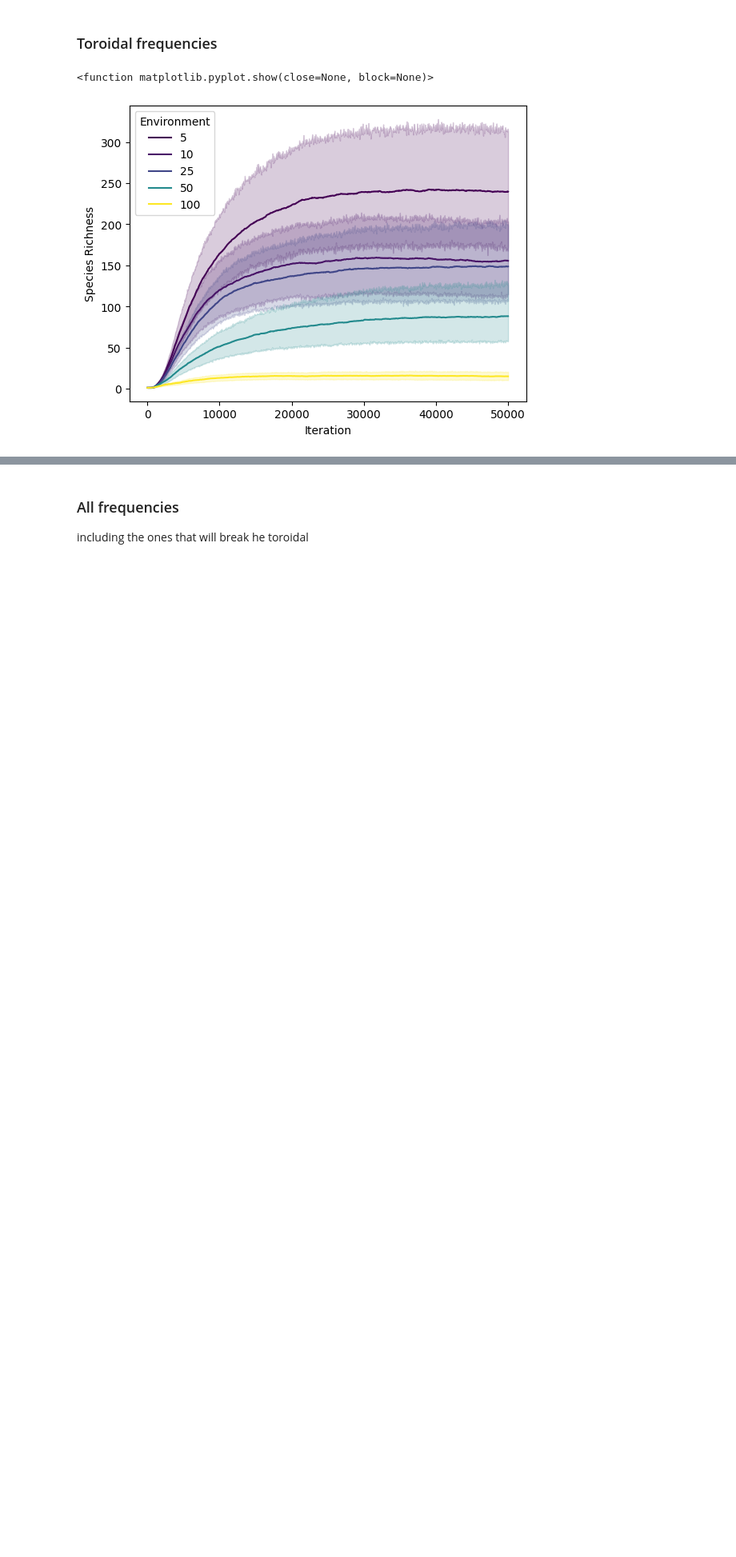
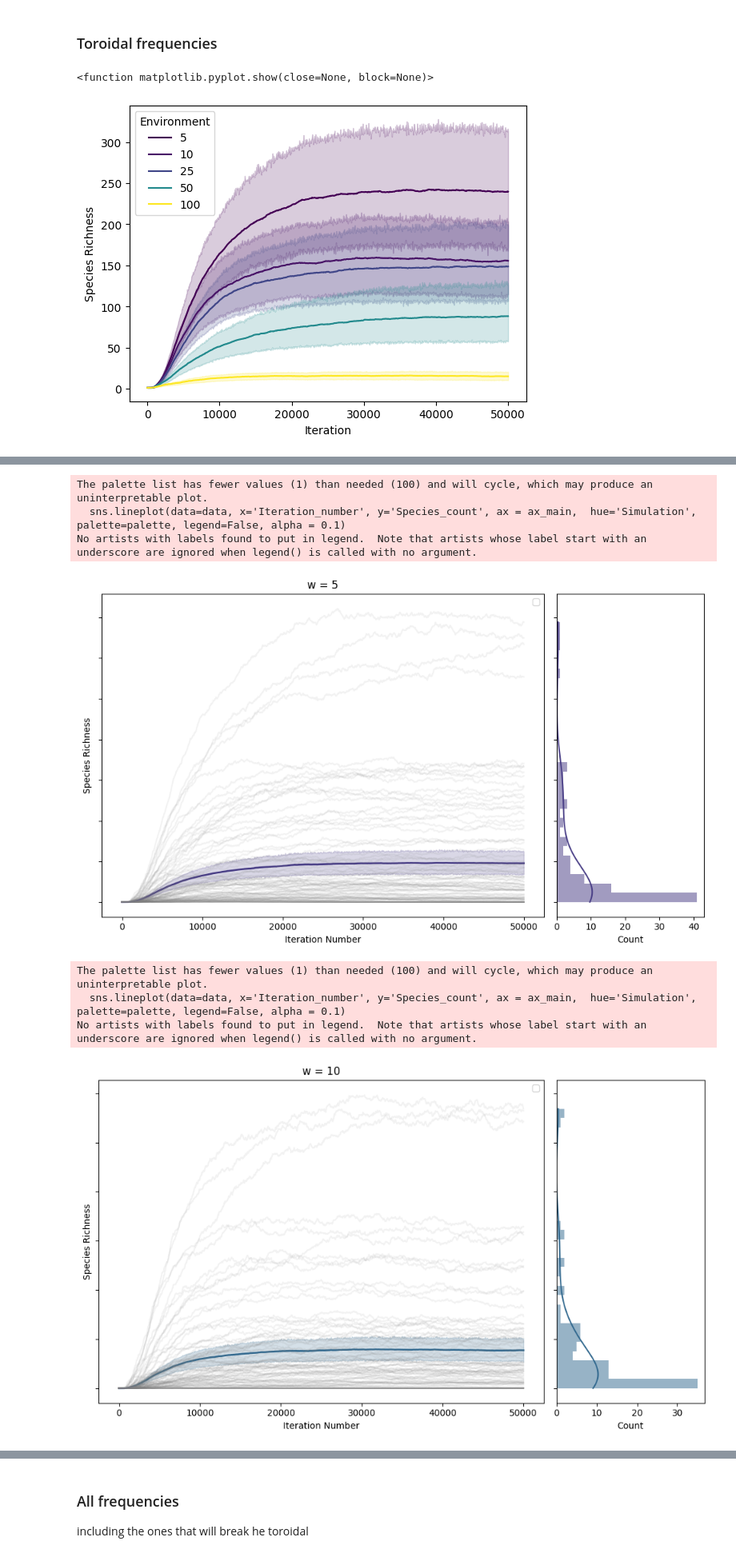
Before and after one commit to giuliabernardinieco/revosim-simulations, a Jupyter notebook: batches-results.ipynb, the cells around one changed output, grey strips where cells are left out. Shown at 80% size. Cells and saved outputs as stored; diff of their text form; code cells hidden in the pictures; blank space fills up the shorter version.

```diff
--- a/batches-results.ipynb
+++ b/batches-results.ipynb
@@ -336,0 +136,52 @@ plt.show()
+# %%
+# Define the number of unique environments for coloring
+num_environments = len(grouped_df)
+colors = sns.color_palette("viridis", num_environments)
+palette = ['gray']
+
+# Plot for each environment
+for i, (environment, data) in enumerate(grouped_df):
+    fig, (ax_main, ax_yDist) = plt.subplots(1, 2, figsize=(10, 6), gridspec_kw={'width_ratios': [3, 1]}, sharey=True)
+
+    # lineplot with confidence interval
+    sns.lineplot(data=data, x='Iteration_number', y='Species_count', linewidth = 2 , color=colors[i], ax=ax_main)
+    # lineplot with all lines, comment if you do not want it
+    sns.lineplot(data=data, x='Iteration_number', y='Species_count', ax = ax_main,  hue='Simulation', palette=palette, legend=False, alpha = 0.1)
+
+    # Plot distribution at equilibrium using Seaborn's histplot
+    # Filter the data for the iteration where Iteration_number equals 49999
+    data_hist = data[data['Iteration_number'] == 49999]
+    sns.histplot(data=data_hist, y='Species_count', bins=30, ax=ax_yDist, color=colors[i], kde=True, edgecolor = 'none', linewidth = 2 )
+
+    # Set title and axis
+    ax_main.set_title(f"w = {environment}")
+    ax_main.set_xlabel("Iteration Number")
+    ax_main.set_ylabel("Species Richness")
+
+    # Set y-axis ticks visible only for the first subplot
+    if i == 0:
+        ax_main.tick_params(axis='y', which='both', labelleft=True)
+    else:
+        ax_main.tick_params(axis='y', which='both', labelleft=False)
+
+    # Remove labels of numbers on the y-axis and set labels for the second subplot
+    ax_yDist.set_yticklabels([])
+    ax_yDist.set_xlabel("Count")
+    ax_yDist.set_ylabel('')
+
+    # Reduce the space between subplots
+    plt.subplots_adjust(wspace=0.05)  # Adjust as needed
+
+    # Show legend
+    ax_main.legend()
+    plt.tight_layout()
+    plt.show()
+# %% [output]
+The palette list has fewer values (1) than needed (100) and will cycle, which may produce an uninterpretable plot.
+  sns.lineplot(data=data, x='Iteration_number', y='Species_count', ax = ax_main,  hue='Simulation', palette=palette, legend=False, alpha = 0.1)
+No artists with labels found to put in legend.  Note that artists whose label start with an underscore are ignored when legend() is called with no argument.
+[figure, added]
+The palette list has fewer values (1) than needed (100) and will cycle, which may produce an uninterpretable plot.
+  sns.lineplot(data=data, x='Iteration_number', y='Species_count', ax = ax_main,  hue='Simulation', palette=palette, legend=False, alpha = 0.1)
+No artists with labels found to put in legend.  Note that artists whose label start with an underscore are ignored when legend() is called with no argument.
+[figure, added]
```
Also changed, not shown: parts of 11 cells of this notebook.
